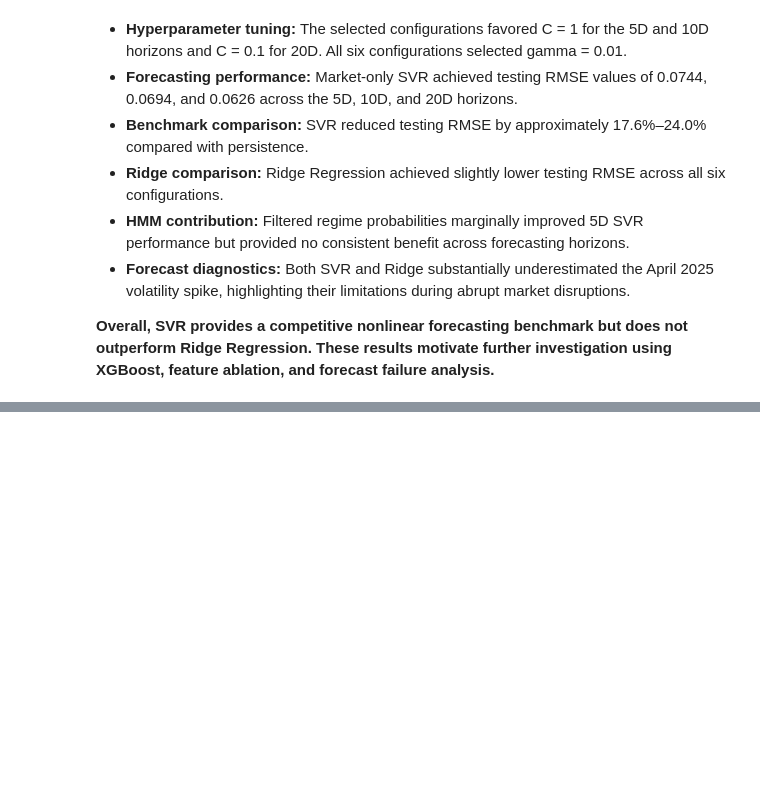
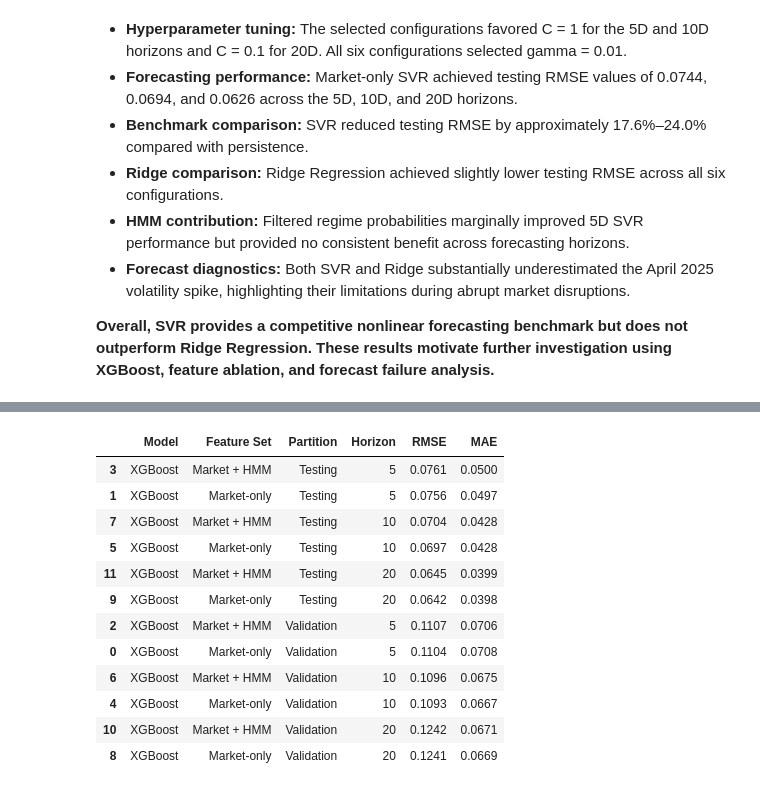
Before and after one commit to LR-Lemon/Milestone-II, a Jupyter notebook: notebooks/02_model_a_volatility_forecasting.ipynb, the cells around one changed output, grey strips where cells are left out. Cells and saved outputs as stored; diff of their text form; code cells hidden in the pictures; blank space fills up the shorter version.

Commit message:
Completed Section 8 - XGBoost

```diff
--- a/notebooks/02_model_a_volatility_forecasting.ipynb
+++ b/notebooks/02_model_a_volatility_forecasting.ipynb
@@ -3348,0 +3546,99 @@ plt.show()
+# %%
+
+# --------------------------------------------------
+# 8.3 XGBoost Forecast Evaluation
+# --------------------------------------------------
+
+xgb_predictions = {}
+xgb_results = []
+
+for horizon in HORIZONS:
+    target = f"Forward_RV_{horizon}D"
+
+    for feature_name, features in feature_sets.items():
+
+        fitted_model = xgb_models[(horizon, feature_name)]["Model"]
+        best_params = xgb_models[(horizon, feature_name)]["Parameters"]
+
+        for partition_name, partition_df in evaluation_partitions.items():
+
+            X = partition_df[features]
+            y = partition_df[target].to_numpy()
+            predictions = fitted_model.predict(X)
+
+            rmse = np.sqrt(mean_squared_error(y, predictions))
+            mae = mean_absolute_error(y, predictions)
+
+            xgb_predictions[(horizon, feature_name, partition_name)] = {
+                "Date": partition_df["Date"].to_numpy(),
+                "Actual": y,
+                "Predicted": predictions
+            }
+
+            xgb_results.append({
+                "Model": "XGBoost",
+                "Feature Set": feature_name,
+                "Partition": partition_name,
+                "Horizon": horizon,
+                "RMSE": rmse,
+                "MAE": mae
+            })
+
+xgb_results_df = pd.DataFrame(xgb_results)
+
+# Display validation and testing metrics
+display(
+    xgb_results_df
+    .sort_values(["Partition", "Horizon", "Feature Set"])
+    .round(4)
+)
+
+# Compare all supervised models against persistence on testing data
+comparison_df = (
+    xgb_results_df[xgb_results_df["Partition"] == "Testing"]
+    [["Horizon", "Feature Set", "RMSE"]]
+    .rename(columns={"RMSE": "XGBoost RMSE"})
+    .merge(
+        ridge_results_df[ridge_results_df["Partition"] == "Testing"]
+        [["Horizon", "Feature Set", "RMSE"]]
+        .rename(columns={"RMSE": "Ridge RMSE"}),
+        on=["Horizon", "Feature Set"]
+    )
+    .merge(
+        svr_results_df[svr_results_df["Partition"] == "Testing"]
+        [["Horizon", "Feature Set", "RMSE"]]
+        .rename(columns={"RMSE": "SVR RMSE"}),
+        on=["Horizon", "Feature Set"]
+    )
+    .merge(
+        benchmark_results_df[benchmark_results_df["Partition"] == "Testing"]
+        [["Horizon", "RMSE"]]
+        .rename(columns={"RMSE": "Persistence RMSE"}),
+        on="Horizon"
+    )
+)
+
+comparison_df["XGBoost Improvement (%)"] = (
+    1 - comparison_df["XGBoost RMSE"]
+    / comparison_df["Persistence RMSE"]
+) * 100
+
+display(
+    comparison_df
+    .sort_values(["Horizon", "Feature Set"])
+    .round(4)
+)
+# %% [output]
+|  | Model | Feature Set | Partition | Horizon | RMSE | MAE |
+| 3 | XGBoost | Market + HMM | Testing | 5 | 0.0761 | 0.0500 |
+| 1 | XGBoost | Market-only | Testing | 5 | 0.0756 | 0.0497 |
+| 7 | XGBoost | Market + HMM | Testing | 10 | 0.0704 | 0.0428 |
+| 5 | XGBoost | Market-only | Testing | 10 | 0.0697 | 0.0428 |
+| 11 | XGBoost | Market + HMM | Testing | 20 | 0.0645 | 0.0399 |
+| 9 | XGBoost | Market-only | Testing | 20 | 0.0642 | 0.0398 |
+| 2 | XGBoost | Market + HMM | Validation | 5 | 0.1107 | 0.0706 |
+| 0 | XGBoost | Market-only | Validation | 5 | 0.1104 | 0.0708 |
+| 6 | XGBoost | Market + HMM | Validation | 10 | 0.1096 | 0.0675 |
+| 4 | XGBoost | Market-only | Validation | 10 | 0.1093 | 0.0667 |
+| 10 | XGBoost | Market + HMM | Validation | 20 | 0.1242 | 0.0671 |
+| 8 | XGBoost | Market-only | Validation | 20 | 0.1241 | 0.0669 |
```
Also changed, not shown: parts of 19 cells of this notebook.
